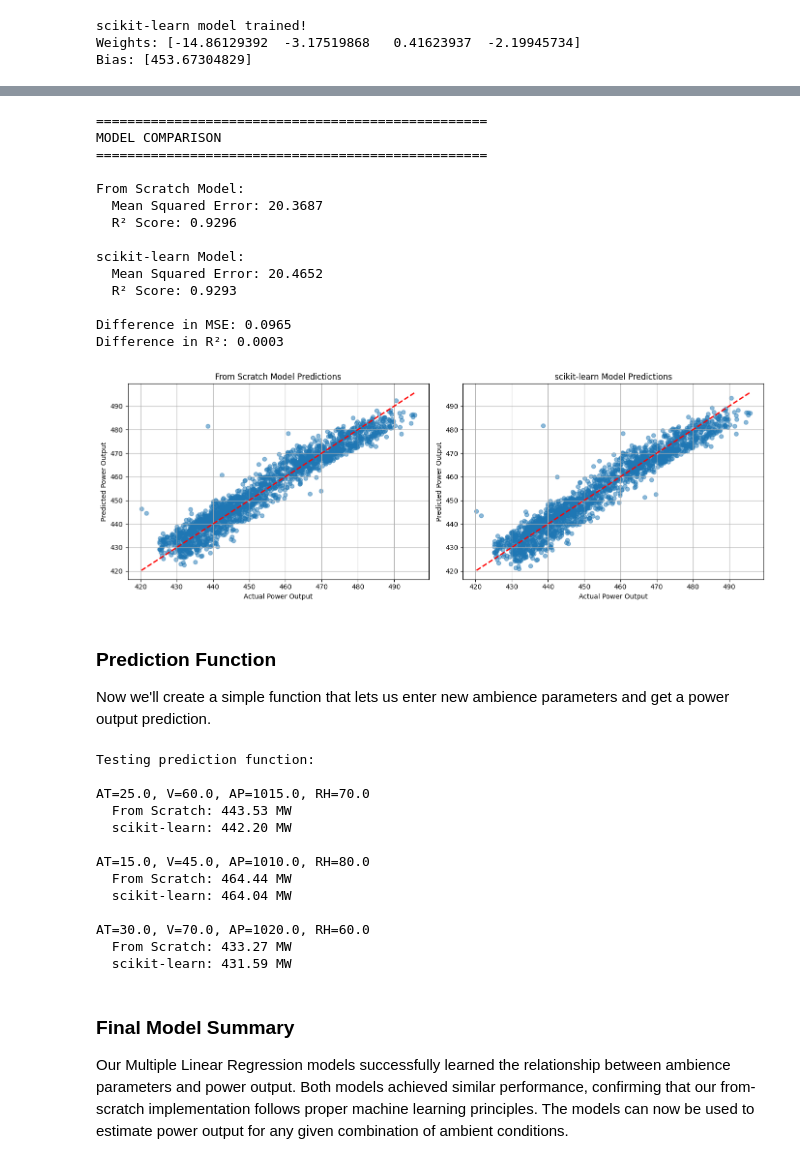
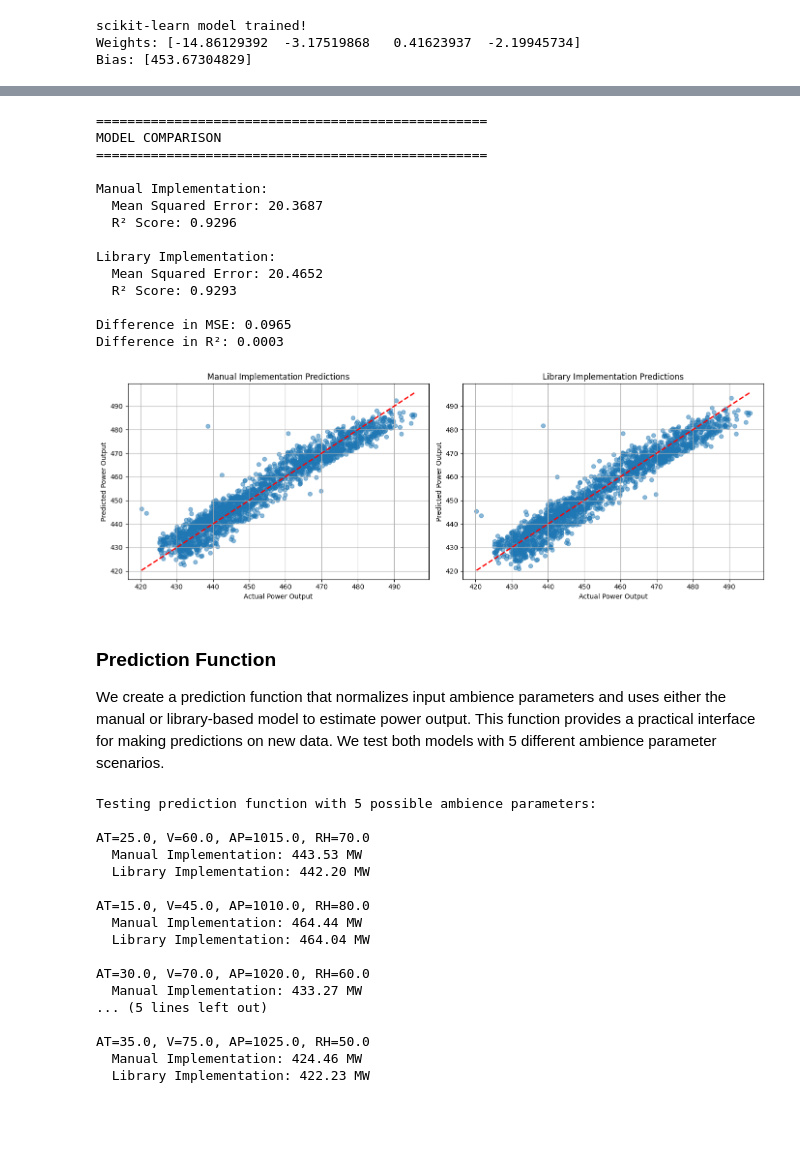
Before and after one commit to OptoDevz/group_7_power_plant_project, a Jupyter notebook: folder/Group_7-Power output predictor project-1.ipynb, the cells around one changed output, grey strips where cells are left out. Cells and saved outputs as stored; diff of their text form; code cells hidden in the pictures; blank space fills up the shorter version.

Commit message:
Finalized code and descriptions.

```diff
--- a/folder/Group_7-Power output predictor project-1.ipynb
+++ b/folder/Group_7-Power output predictor project-1.ipynb
@@ -267,11 +267,11 @@ r2_sklearn = r2_score(y_test, y_pred_sklearn)
 print("=" * 50)
 print("MODEL COMPARISON")
 print("=" * 50)
-print(f"\nFrom Scratch Model:")
+print(f"\nManual Implementation:")
 print(f"  Mean Squared Error: {mse_scratch:.4f}")
 print(f"  R² Score: {r2_scratch:.4f}")
 
-print(f"\nscikit-learn Model:")
+print(f"\nLibrary Implementation:")
 print(f"  Mean Squared Error: {mse_sklearn:.4f}")
 print(f"  R² Score: {r2_sklearn:.4f}")
 
@@ -282,11 +282,11 @@ print(f"Difference in R²: {abs(r2_scratch - r2_sklearn):.4f}")
 MODEL COMPARISON
 ==================================================
 
-From Scratch Model:
+Manual Implementation:
   Mean Squared Error: 20.3687
   R² Score: 0.9296
 
-scikit-learn Model:
+Library Implementation:
   Mean Squared Error: 20.4652
   R² Score: 0.9293
 
@@ -295,28 +295,28 @@ Difference in R²: 0.0003
 # %%
 fig, axes = plt.subplots(1, 2, figsize=(14, 5))
 
 axes[0].scatter(y_test, y_pred_scratch, alpha=0.5)
 axes[0].plot([y_test.min(), y_test.max()], [y_test.min(), y_test.max()], 'r--', lw=2)
 axes[0].set_xlabel('Actual Power Output')
 axes[0].set_ylabel('Predicted Power Output')
-axes[0].set_title('From Scratch Model Predictions')
+axes[0].set_title('Manual Implementation Predictions')
 axes[0].grid(True)
 
 axes[1].scatter(y_test, y_pred_sklearn, alpha=0.5)
 axes[1].plot([y_test.min(), y_test.max()], [y_test.min(), y_test.max()], 'r--', lw=2)
 axes[1].set_xlabel('Actual Power Output')
 axes[1].set_ylabel('Predicted Power Output')
-axes[1].set_title('scikit-learn Model Predictions')
+axes[1].set_title('Library Implementation Predictions')
 axes[1].grid(True)
 
 plt.tight_layout()
 plt.show()
 # %% [output]
-[figure, old version]
+[figure, new version]
-# %% [markdown]
-### Prediction Function
-
-Now we'll create a simple function that lets us enter new ambience parameters and get a power output prediction.
+# %% [markdown]
+### Prediction Function
+
+We create a prediction function that normalizes input ambience parameters and uses either the manual or library-based model to estimate power output. This function provides a practical interface for making predictions on new data. We test both models with 5 different ambience parameter scenarios.
 # %%
 mean_AT = power_df['AT'].mean()
 std_AT = power_df['AT'].std()
@@ -336,7 +336,7 @@ def predict_power_output(AT, V, AP, RH, model_type='scratch'):
     - V: Exhaust Vacuum
     - AP: Ambient Pressure
     - RH: Relative Humidity
-    - model_type: 'scratch' for from-scratch model or 'sklearn' for sklearn model
+    - model_type: 'scratch' for manual implementation or 'sklearn' for library implementation
 
     Returns:
     - Predicted power output
@@ -355,35 +355,37 @@ def predict_power_output(AT, V, AP, RH, model_type='scratch'):
 
     return prediction
 
-print("Testing prediction function:\n")
+print("Testing prediction function with 5 possible ambience parameters:\n")
 
 test_cases = [
     (25.0, 60.0, 1015.0, 70.0),
     (15.0, 45.0, 1010.0, 80.0),
     (30.0, 70.0, 1020.0, 60.0),
+    (20.0, 55.0, 1013.0, 75.0),
+    (35.0, 75.0, 1025.0, 50.0),
 ]
 
 for AT, V, AP, RH in test_cases:
     pred_scratch = predict_power_output(AT, V, AP, RH, model_type='scratch')
     pred_sklearn = predict_power_output(AT, V, AP, RH, model_type='sklearn')
     print(f"AT={AT}, V={V}, AP={AP}, RH={RH}")
-    print(f"  From Scratch: {pred_scratch:.2f} MW")
-    print(f"  scikit-learn: {pred_sklearn:.2f} MW\n")
+    print(f"  Manual Implementation: {pred_scratch:.2f} MW")
+    print(f"  Library Implementation: {pred_sklearn:.2f} MW\n")
 # %% [output]
-Testing prediction function:
+Testing prediction function with 5 possible ambience parameters:
 
 AT=25.0, V=60.0, AP=1015.0, RH=70.0
-  From Scratch: 443.53 MW
-  scikit-learn: 442.20 MW
+  Manual Implementation: 443.53 MW
+  Library Implementation: 442.20 MW
 
 AT=15.0, V=45.0, AP=1010.0, RH=80.0
-  From Scratch: 464.44 MW
-  scikit-learn: 464.04 MW
+  Manual Implementation: 464.44 MW
+  Library Implementation: 464.04 MW
 
 AT=30.0, V=70.0, AP=1020.0, RH=60.0
-  From Scratch: 433.27 MW
-  scikit-learn: 431.59 MW
+  Manual Implementation: 433.27 MW
+... (5 lines left out)
+
+AT=35.0, V=75.0, AP=1025.0, RH=50.0
+  Manual Implementation: 424.46 MW
+  Library Implementation: 422.23 MW
-# %% [markdown]
-### Final Model Summary
-
-Our Multiple Linear Regression models successfully learned the relationship between ambience parameters and power output. Both models achieved similar performance, confirming that our from-scratch implementation follows proper machine learning principles. The models can now be used to estimate power output for any given combination of ambient conditions.
```
Also changed, not shown: parts of 10 cells of this notebook.
